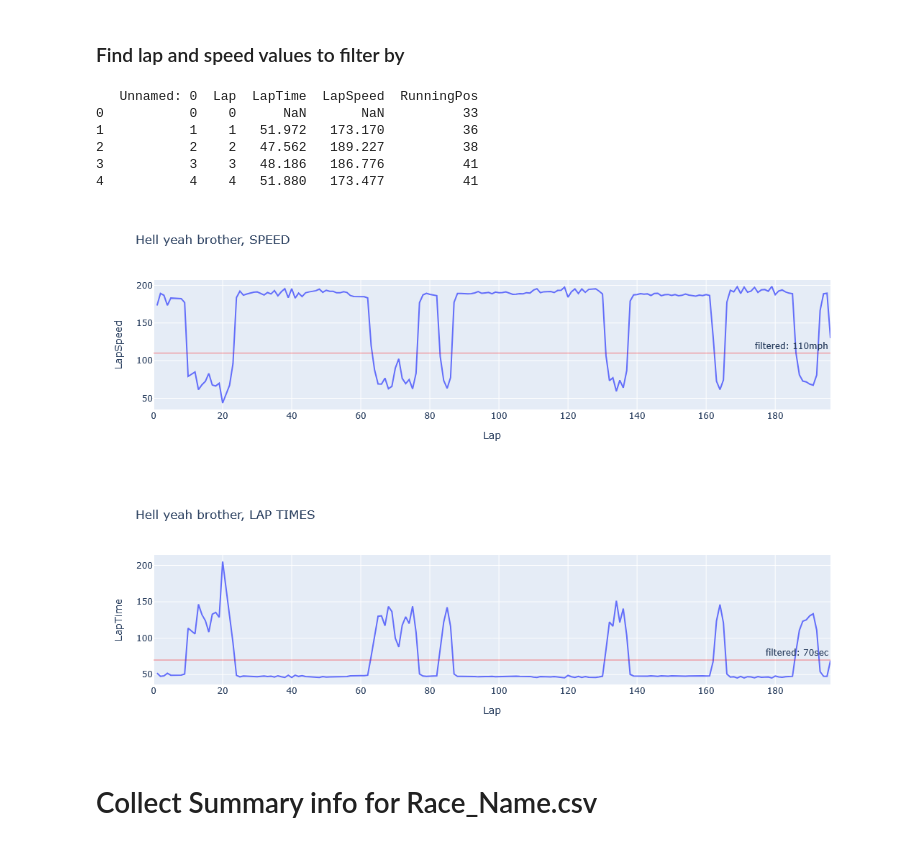
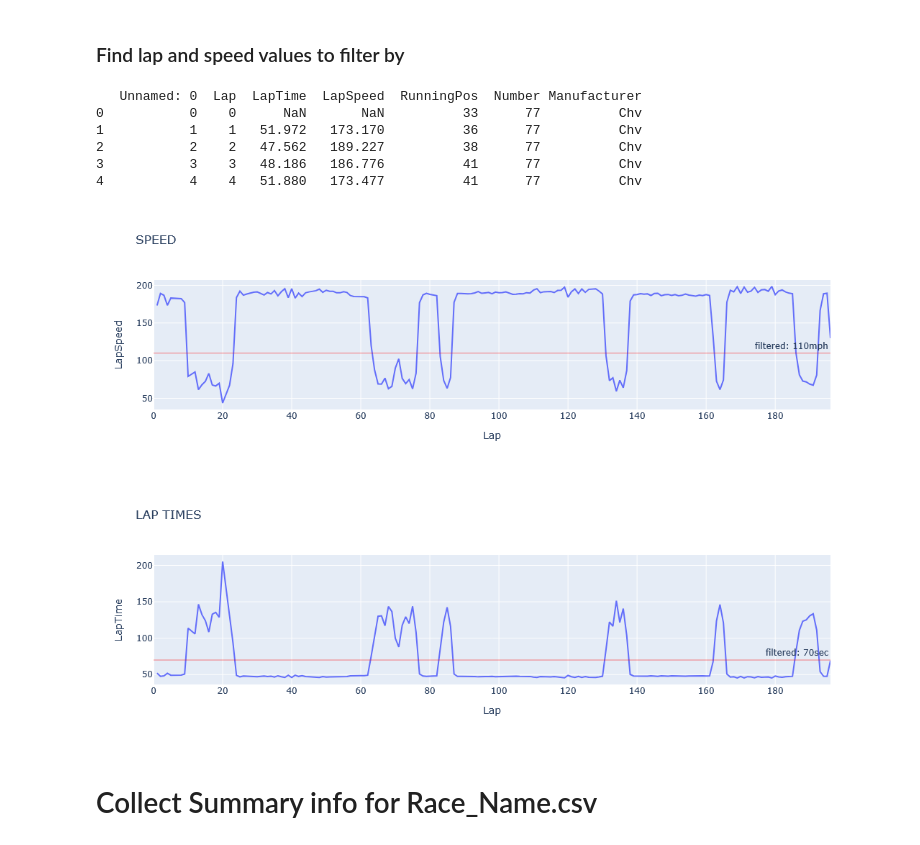
Before and after one commit to JarKanni/nascar_analysis, a Jupyter notebook: collect_race_data_into_csv.ipynb, the cells around one changed output. Cells and saved outputs as stored; diff of their text form; code cells hidden in the pictures.

```diff
--- a/collect_race_data_into_csv.ipynb
+++ b/collect_race_data_into_csv.ipynb
@@ -7,38 +7,39 @@ import os
 # %%
 race_name = 'Daytona' + '_race.csv'
 path = './data/2025_01_Daytona/'
+driver = 'Carson Hocevar'
 filtered_lap_value = 70
 filtered_speed_value = 110
 # %% [markdown]
 ### Find lap and speed values to filter by
 # %%
-driver_csv = path + 'Carson Hocevar.csv'
+driver_csv = path + driver + '.csv'
 df = pd.read_csv(driver_csv)
 df = df.drop([11,21])
 print(df.head(5))
 
 # check lap_value to use
 annotation = 'filtered: ' + str(filtered_speed_value) + 'mph'
-fig = px.line(df, x='Lap', y='LapSpeed', title='Hell yeah brother, SPEED')
+fig = px.line(df, x='Lap', y='LapSpeed', title='SPEED')
 fig.add_hline(y=filtered_speed_value, line_width=0.5, line_color='red', annotation_text=annotation)
 fig.show()
 
 # check speed_value to use
 annotation = 'filtered: ' + str(filtered_lap_value) + 'sec'
-fig = px.line(df, x='Lap', y='LapTime', title='Hell yeah brother, LAP TIMES')
+fig = px.line(df, x='Lap', y='LapTime', title='LAP TIMES')
 fig.add_hline(y=filtered_lap_value, line_width=0.5, line_color='red', annotation_text=annotation)
 fig.show()
 
 del df
 # %% [output]
-   Unnamed: 0  Lap  LapTime  LapSpeed  RunningPos
-0           0    0      NaN       NaN          33
-1           1    1   51.972   173.170          36
-2           2    2   47.562   189.227          38
-3           3    3   48.186   186.776          41
-4           4    4   51.880   173.477          41
+   Unnamed: 0  Lap  LapTime  LapSpeed  RunningPos  Number Manufacturer
+0           0    0      NaN       NaN          33      77          Chv
+1           1    1   51.972   173.170          36      77          Chv
+2           2    2   47.562   189.227          38      77          Chv
+3           3    3   48.186   186.776          41      77          Chv
+4           4    4   51.880   173.477          41      77          Chv
-[figure, old version]
+[figure, new version]
-[figure, old version]
+[figure, new version]
 # %% [markdown]
 # Collect Summary info for Race_Name.csv
 # %%
```
Also changed, not shown: parts of 1 cell of this notebook, 42 other files.
